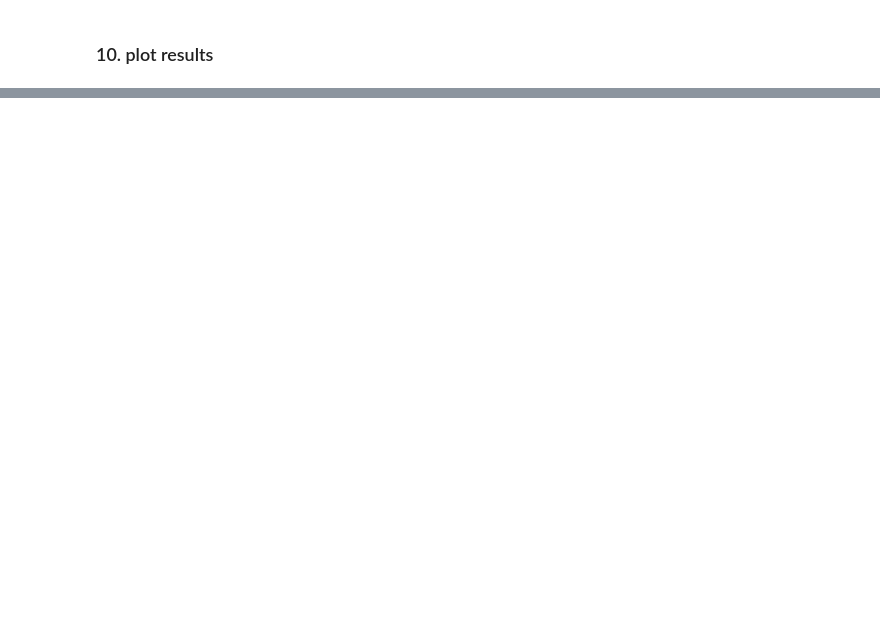
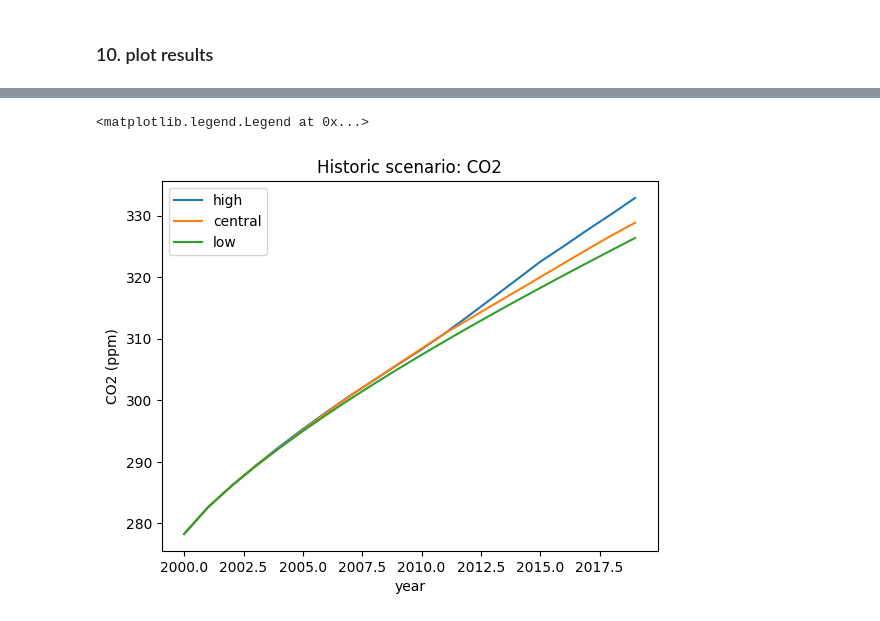
Before and after one commit to babyitshotoutside/FAIRplane, a Jupyter notebook: examples/basic_run_example.ipynb, the cells around one changed output, grey strips where cells are left out. Saved outputs shown, nothing was run; the diff lists cells and outputs as text; code cells hidden in the pictures; blank space fills up the shorter version.

```diff
--- a/examples/basic_run_example.ipynb
+++ b/examples/basic_run_example.ipynb
@@ -488,7 +512,10 @@ pl.legend()
 # %%
-pl.plot(f.timebounds, f.concentration.loc[dict(scenario='ramp', specie='CO2')], label=f.configs)
-pl.title('Ramp scenario: CO2')
+pl.plot(f.timebounds, f.concentration.loc[dict(scenario='historic', specie='CO2')], label=f.configs)
+pl.title('Historic scenario: CO2')
 pl.xlabel('year')
 pl.ylabel('CO2 (ppm)')
 pl.legend()
+# %% [output]
+<matplotlib.legend.Legend at 0x...>
+[figure, added]
 # %%
```
Also changed, not shown: parts of 18 cells of this notebook, 13 other files.
